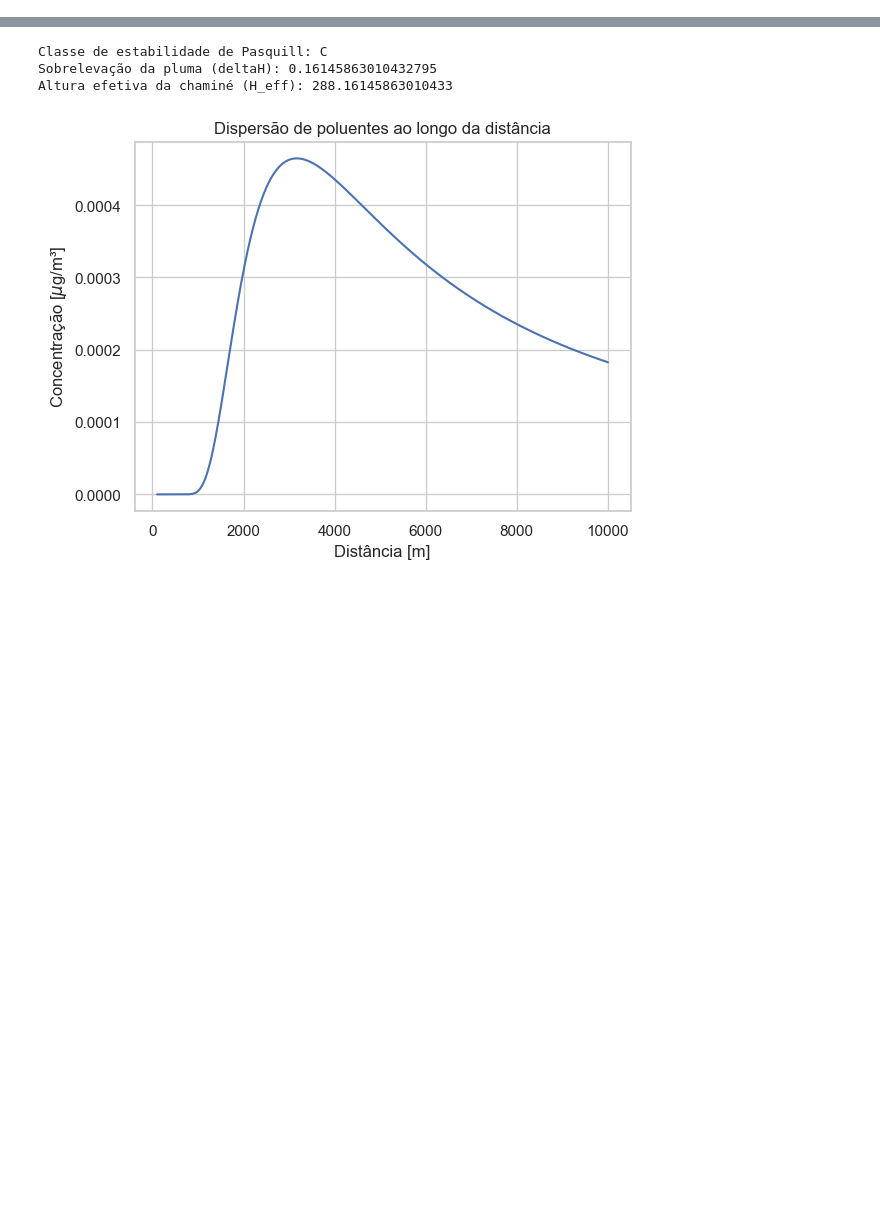
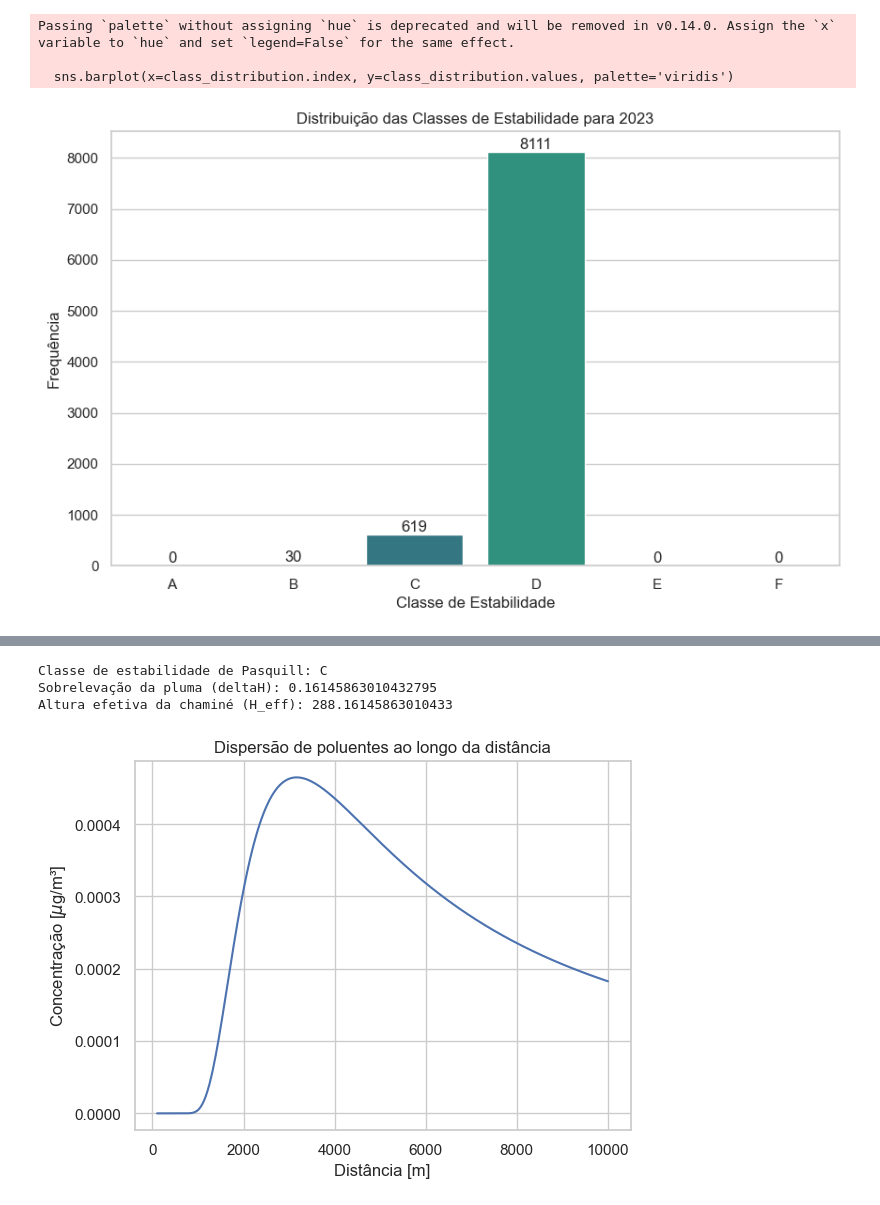
Before and after one commit to GabrielAmorim1337/ENS5173, a Jupyter notebook: trabalho03parte1.ipynb, the cells around one changed output, grey strips where cells are left out. Cells and saved outputs as stored; diff of their text form; code cells hidden in the pictures; blank space fills up the shorter version.

```diff
--- a/trabalho03parte1.ipynb
+++ b/trabalho03parte1.ipynb
@@ -1,3 +4,81 @@
+# %%
+import pandas as pd
+import numpy as np
+import matplotlib.pyplot as plt
+import seaborn as sns
+
+# Função para determinar a classe de estabilidade de Pasquill considerando radiação solar
+def determinar_classe_de_estabilidade(velocidade_vento, cobertura_nuvens, temp, radiacao_solar):
+    if temp >= 600:
+        if velocidade_vento < 2 and radiacao_solar >= 200:
+            return 'A'
+        elif 2 <= velocidade_vento < 3 and radiacao_solar >= 200:
+            return 'B'
+        elif 3 <= velocidade_vento < 5 and radiacao_solar >= 200:
+            return 'C'
+        else:
+            return 'D'
+    elif 300 <= temp < 600:
+        if velocidade_vento < 2 and radiacao_solar >= 200:
+            return 'B'
+        elif 2 <= velocidade_vento < 3 and radiacao_solar >= 200:
+            return 'B'
+        elif 3 <= velocidade_vento < 5 and radiacao_solar >= 200:
+            return 'C'
+        else:
+            return 'D'
+    elif temp < 300:
+        if velocidade_vento < 2 and radiacao_solar >= 200:
+            return 'C'
+        elif 2 <= velocidade_vento < 3 and radiacao_solar >= 200:
+            return 'C'
+        elif 3 <= velocidade_vento < 5 and radiacao_solar >= 200:
+            return 'D'
+        else:
+            return 'D'
+    elif cobertura_nuvens > 4:
+        if velocidade_vento < 2 and radiacao_solar >= 200:
+            return 'E'
+        else:
+            return 'F'
+    else:
+        return 'D'
+
+# Carregar dados do arquivo METEO.csv
+file_path = 'C:\\Users\\HP\\Documents\\Gabriel.py\\ENS5173\\dados brutos\\METEO\\METEO.csv'
+meteo_data = pd.read_csv(file_path)
+
+# Adicionar uma coluna para radiação solar estimada (como não temos essa coluna, vamos usar o fluxo de calor sensível)
+mu_calor_sensivel = meteo_data['sensible heat flux (W/m^2)'].mean()
+sigma_calor_sensivel = meteo_data['sensible heat flux (W/m^2)'].std()
+meteo_data['Radiacao_Solar'] = np.random.normal(mu_calor_sensivel, sigma_calor_sensivel, meteo_data.shape[0])
+
+# Adicionar a coluna de classe de estabilidade aos dados
+meteo_data['Classe_Estabilidade'] = meteo_data.apply(
+    lambda row: determinar_classe_de_estabilidade(row['Wind Speed (m/s)'], row['cloud cover (tenths)'], row['temperature (K)'], row['Radiacao_Solar']),
+    axis=1
+)
+
+# Calcular a classe de estabilidade para cada dia de 2023
+class_distribution = meteo_data[meteo_data['year'] == 2023]['Classe_Estabilidade'].value_counts().reindex(['A', 'B', 'C', 'D', 'E', 'F'], fill_value=0)
+
+# Configurar o estilo dos gráficos
+sns.set(style="whitegrid")
+
+# Plotar a distribuição das classes de estabilidade, garantindo todas as classes
+plt.figure(figsize=(10, 6))
+sns.barplot(x=class_distribution.index, y=class_distribution.values, palette='viridis')
+for index, value in enumerate(class_distribution.values):
+    plt.text(index, value, str(value), ha='center', va='bottom')
+plt.title('Distribuição das Classes de Estabilidade para 2023')
+plt.xlabel('Classe de Estabilidade')
+plt.ylabel('Frequência')
+plt.show()
+# %% [output]
+Passing `palette` without assigning `hue` is deprecated and will be removed in v0.14.0. Assign the `x` variable to `hue` and set `legend=False` for the same effect.
+
+  sns.barplot(x=class_distribution.index, y=class_distribution.values, palette='viridis')
+[figure, added]
 # %%
 import os
 import pandas as pd
```
Also changed, not shown: parts of 8 cells of this notebook.
